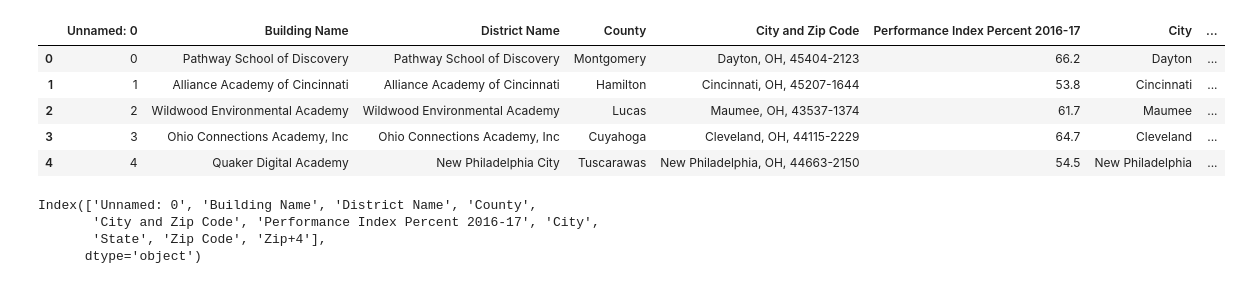
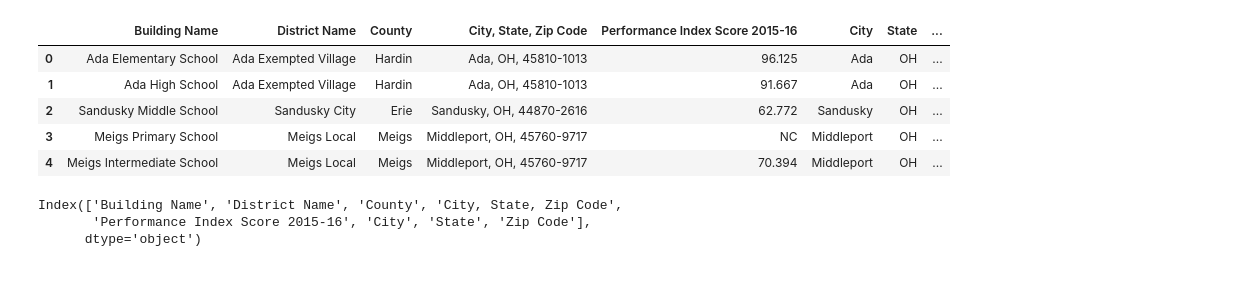
Before and after one commit to Teddi009x/Team_Scholastic_Crush, a Jupyter notebook: Census_charter_2017.ipynb, the cells around one changed output. Cells and saved outputs as stored; diff of their text form; code cells hidden in the pictures.

```diff
--- a/Census_charter_2017.ipynb
+++ b/Census_charter_2017.ipynb
@@ -1,31 +1,30 @@
 # %%
 # Dependencies
 import numpy as np
 import pandas as pd
 import matplotlib.pyplot as plt
 import requests
 
 import os
 from census import Census
 from pprint import pprint
 # Census API Key
 from config import api_key
 
 buz_info  = 44021
-zipcode = pd.read_csv("charter_df.csv")
+zipcode = pd.read_csv("Public_ZipCode.csv")
 zipcode.head()
 # %% [output]
-|  | Unnamed: 0 | Building Name | District Name | County | City and Zip Code | Performance Index Percent 2016-17 | City | ... |
-| 0 | 0 | Pathway School of Discovery | Pathway School of Discovery | Montgomery | Dayton, OH, 45404-2123 | 66.2 | Dayton | ... |
-| 1 | 1 | Alliance Academy of Cincinnati | Alliance Academy of Cincinnati | Hamilton | Cincinnati, OH, 45207-1644 | 53.8 | Cincinnati | ... |
-| 2 | 2 | Wildwood Environmental Academy | Wildwood Environmental Academy | Lucas | Maumee, OH, 43537-1374 | 61.7 | Maumee | ... |
-| 3 | 3 | Ohio Connections Academy, Inc | Ohio Connections Academy, Inc | Cuyahoga | Cleveland, OH, 44115-2229 | 64.7 | Cleveland | ... |
-| 4 | 4 | Quaker Digital Academy | New Philadelphia City | Tuscarawas | New Philadelphia, OH, 44663-2150 | 54.5 | New Philadelphia | ... |
+|  | Building Name | District Name | County | City, State, Zip Code | Performance Index Score 2015-16 | City | State | ... |
+| 0 | Ada Elementary School | Ada Exempted Village | Hardin | Ada, OH, 45810-1013 | 96.125 | Ada | OH | ... |
+| 1 | Ada High School | Ada Exempted Village | Hardin | Ada, OH, 45810-1013 | 91.667 | Ada | OH | ... |
+| 2 | Sandusky Middle School | Sandusky City | Erie | Sandusky, OH, 44870-2616 | 62.772 | Sandusky | OH | ... |
+| 3 | Meigs Primary School | Meigs Local | Meigs | Middleport, OH, 45760-9717 | NC | Middleport | OH | ... |
+| 4 | Meigs Intermediate School | Meigs Local | Meigs | Middleport, OH, 45760-9717 | 70.394 | Middleport | OH | ... |
 # %%
 zipcode.columns
 # %% [output]
-Index(['Unnamed: 0', 'Building Name', 'District Name', 'County',
-       'City and Zip Code', 'Performance Index Percent 2016-17', 'City',
-       'State', 'Zip Code', 'Zip+4'],
+Index(['Building Name', 'District Name', 'County', 'City, State, Zip Code',
+       'Performance Index Score 2015-16', 'City', 'State', 'Zip Code'],
       dtype='object')
 # %%
```
Also changed, not shown: parts of 9 cells of this notebook.
